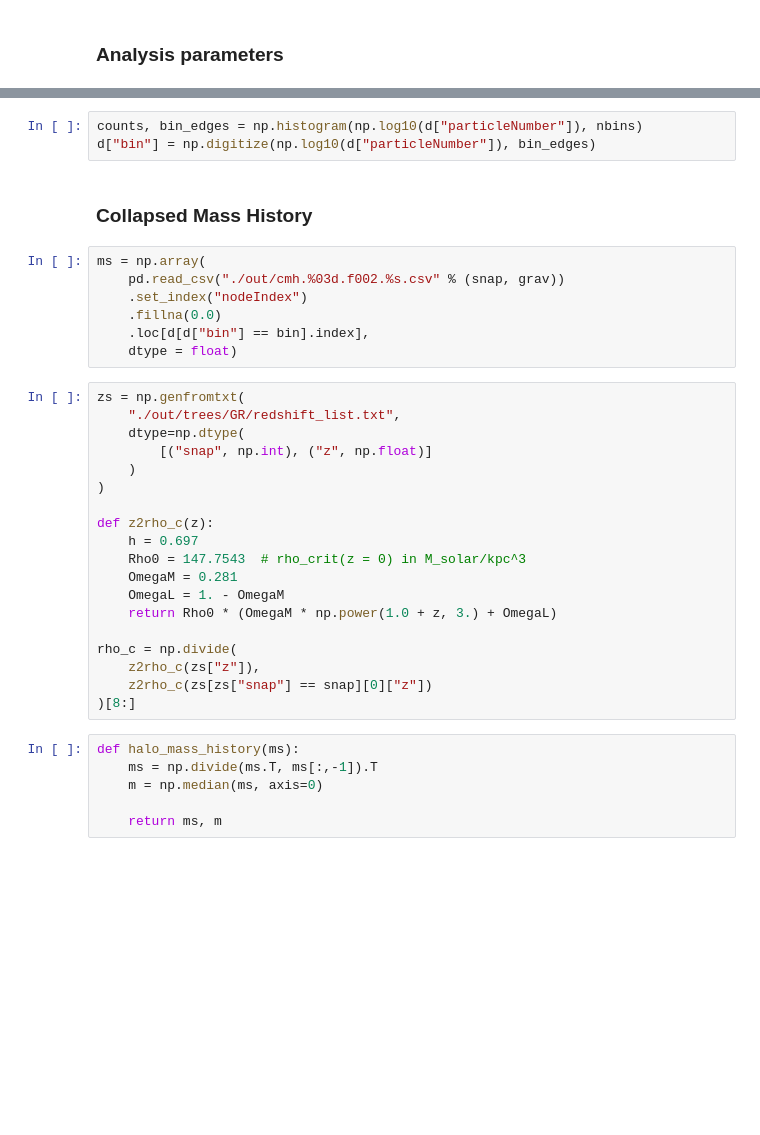
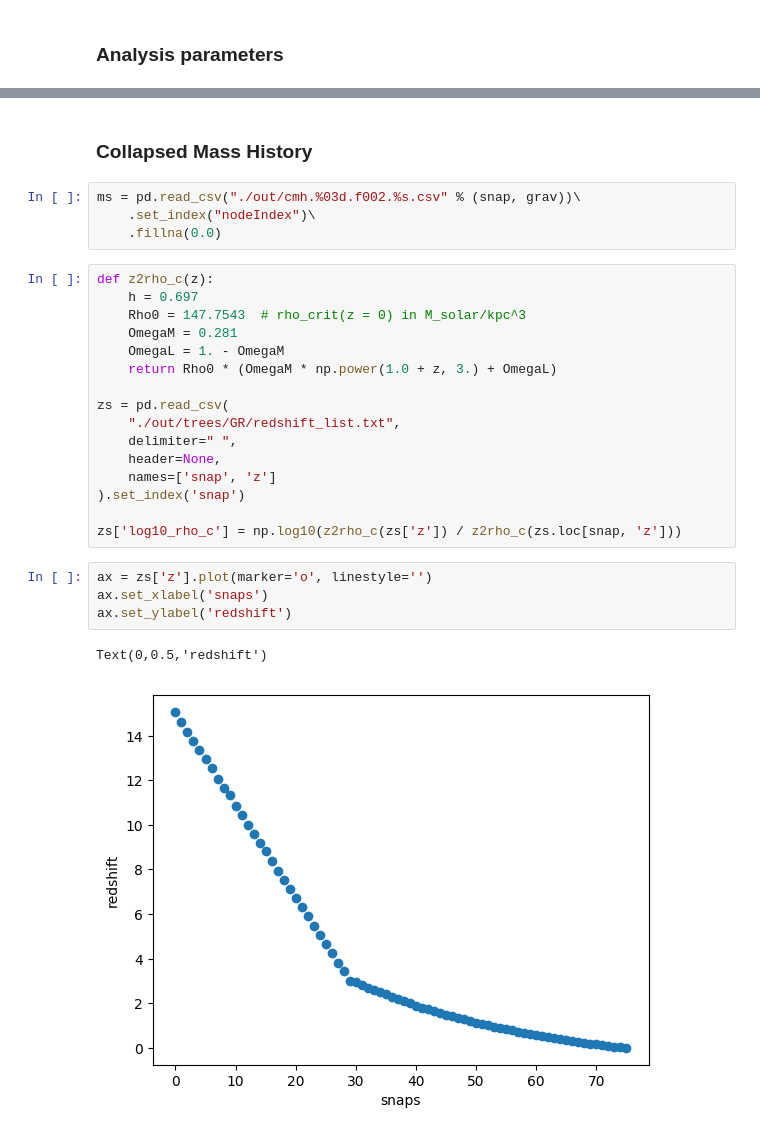
Before and after one commit to oleskiewicz/dhalo, a Jupyter notebook: halo.ipynb, the cells around one changed output, grey strips where cells are left out. Drawn from its saved outputs; the diff is of its cells as text; blank space fills up the shorter version.

```diff
--- a/halo.ipynb
+++ b/halo.ipynb
@@ -24,23 +33,10 @@ d = r.data.loc[np.genfromtxt("./out/ids.%03d.%s.txt" % (snap, grav))].dropna()
-# %%
-counts, bin_edges = np.histogram(np.log10(d["particleNumber"]), nbins)
-d["bin"] = np.digitize(np.log10(d["particleNumber"]), bin_edges)
 # %% [markdown]
 ### Collapsed Mass History
 # %%
-ms = np.array(
-    pd.read_csv("./out/cmh.%03d.f002.%s.csv" % (snap, grav))
-    .set_index("nodeIndex")
+ms = pd.read_csv("./out/cmh.%03d.f002.%s.csv" % (snap, grav))\
+    .set_index("nodeIndex")\
     .fillna(0.0)
-    .loc[d[d["bin"] == bin].index],
-    dtype = float)
 # %%
-zs = np.genfromtxt(
-    "./out/trees/GR/redshift_list.txt",
-    dtype=np.dtype(
-        [("snap", np.int), ("z", np.float)]
-    )
-)
-
 def z2rho_c(z):
     h = 0.697
     Rho0 = 147.7543  # rho_crit(z = 0) in M_solar/kpc^3
@@ -48,14 +44,19 @@ def z2rho_c(z):
     OmegaL = 1. - OmegaM
     return Rho0 * (OmegaM * np.power(1.0 + z, 3.) + OmegaL)
 
-rho_c = np.divide(
-    z2rho_c(zs["z"]),
-    z2rho_c(zs[zs["snap"] == snap][0]["z"])
-)[8:]
+zs = pd.read_csv(
+    "./out/trees/GR/redshift_list.txt",
+    delimiter=" ",
+    header=None,
+    names=['snap', 'z']
+).set_index('snap')
+
+zs['log10_rho_c'] = np.log10(z2rho_c(zs['z']) / z2rho_c(zs.loc[snap, 'z']))
-# %%
-def halo_mass_history(ms):
-    ms = np.divide(ms.T, ms[:,-1]).T
-    m = np.median(ms, axis=0)
-
-    return ms, m
+# %%
+ax = zs['z'].plot(marker='o', linestyle='')
+ax.set_xlabel('snaps')
+ax.set_ylabel('redshift')
+# %% [output]
+Text(0,0.5,'redshift')
+[figure, added]
 # %%
```
Also changed, not shown: parts of 3 cells of this notebook.
